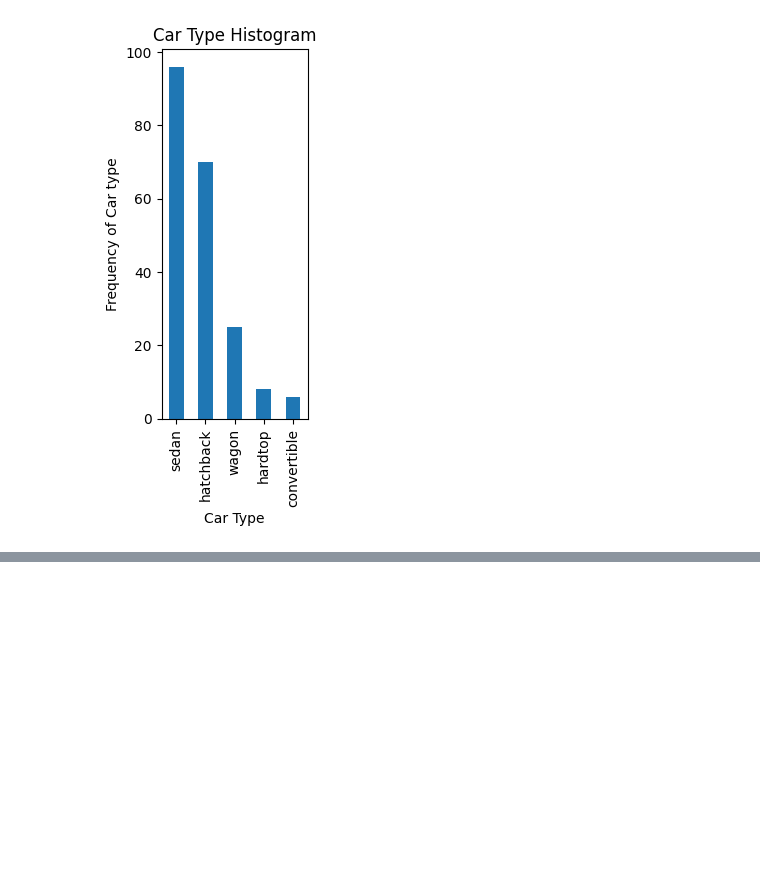
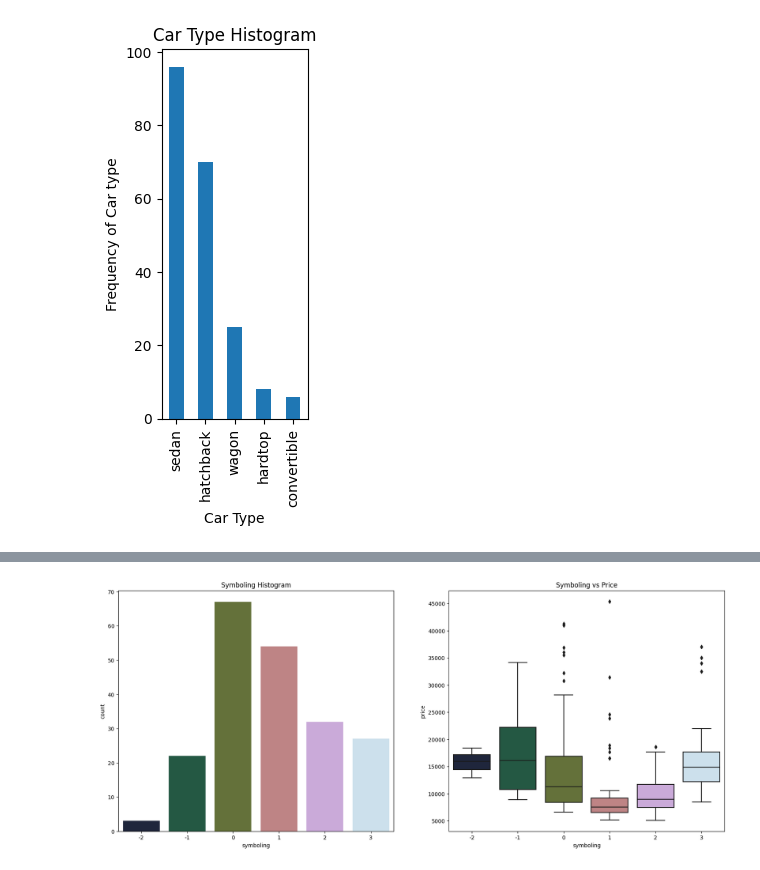
Before and after one commit to amanjaiswalofficial/machine-learning-engineer-roadmap, a Jupyter notebook: kaggle-notebooks/02-car-price-prediction.ipynb, the cells around one changed output, grey strips where cells are left out. Drawn from its saved outputs; the diff is of its cells as text; code cells hidden in the pictures; blank space fills up the shorter version.

Commit message:
Kaggle 04 - Car price prediction

```diff
--- a/kaggle-notebooks/02-car-price-prediction.ipynb
+++ b/kaggle-notebooks/02-car-price-prediction.ipynb
@@ -192,0 +198,14 @@ plt1.set(xlabel = 'Car Type', ylabel='Frequency of Car type')
+# %%
+plt.figure(figsize=(20,8))
+
+plt.subplot(1,2,1)
+plt.title('Symboling Histogram')
+sns.countplot(cars.symboling, palette=("cubehelix"))
+
+plt.subplot(1,2,2)
+plt.title('Symboling vs Price')
+sns.boxplot(x=cars.symboling, y=cars.price, palette=("cubehelix"))
+
+plt.show()
+# %% [output]
+[figure, added]
```
Also changed, not shown: parts of 1 cell of this notebook.
